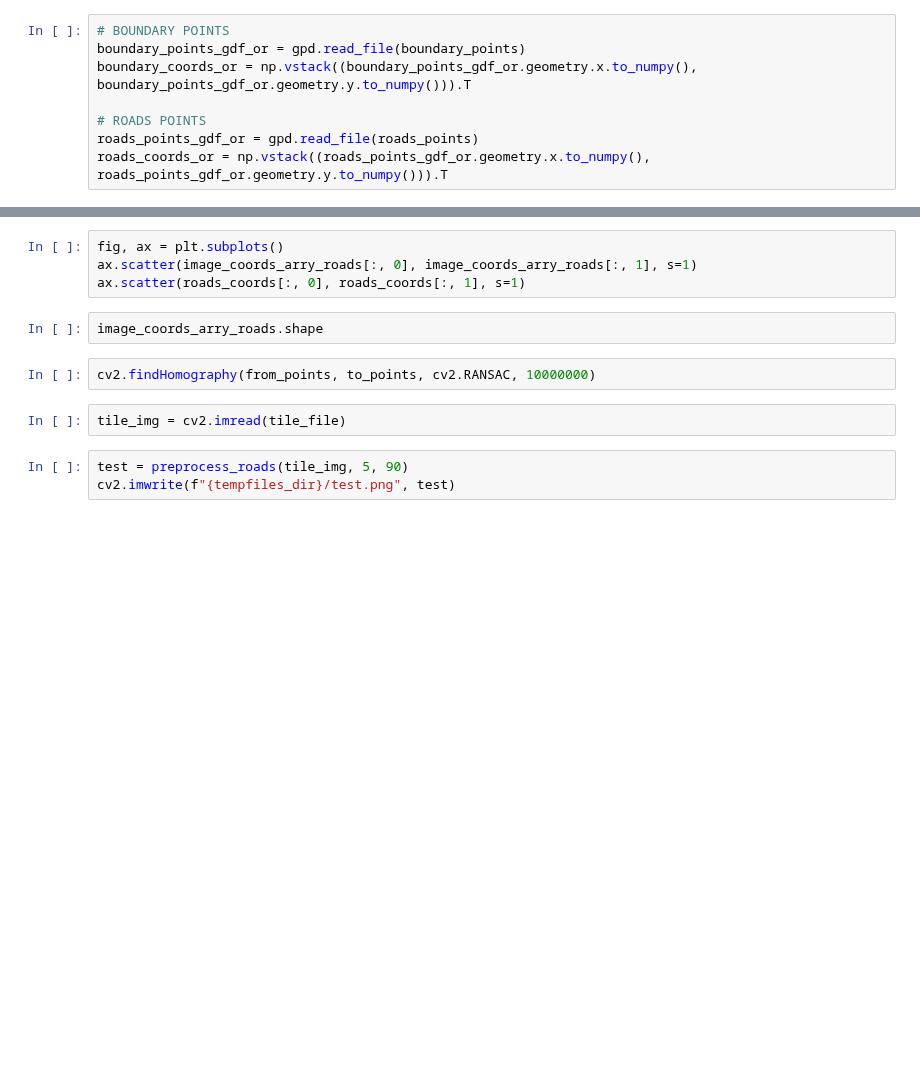
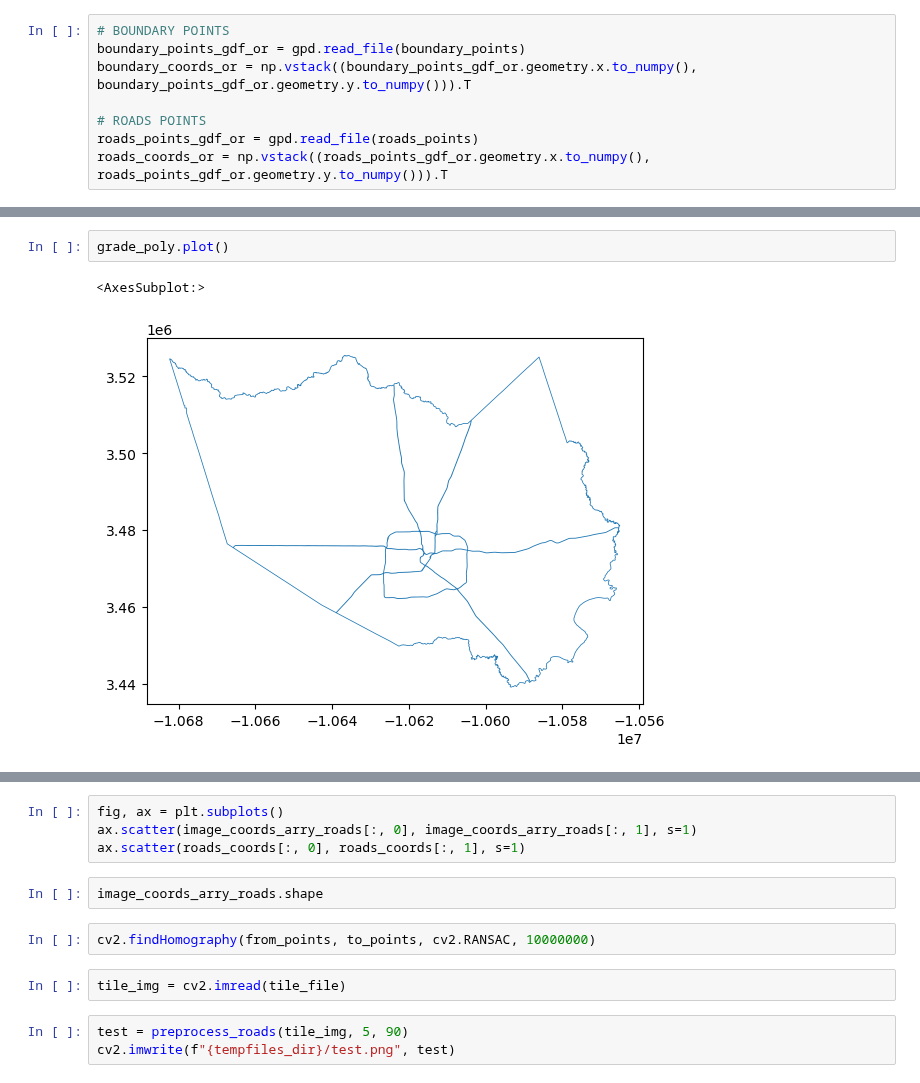
Before and after one commit to f-haces/RECTDNN, a Jupyter notebook: Adjust_Prediction_Optimized.ipynb, the cells around one changed output, grey strips where cells are left out. Saved outputs shown, nothing was run; the diff lists cells and outputs as text; blank space fills up the shorter version.

```diff
--- a/Adjust_Prediction_Optimized.ipynb
+++ b/Adjust_Prediction_Optimized.ipynb
@@ -128,3 +137,8 @@ roads_coords_or = np.vstack((roads_points_gdf_or.geometry.x.to_numpy(), roads_po
+# %%
+grade_poly.plot()
+# %% [output]
+<AxesSubplot:>
+[figure, added]
 # %%
 # INITIALIZE VARIABLES
 initial_filename = f"{tempfiles_dir}border.png"
```
Also changed, not shown: parts of 8 cells of this notebook, 2 other files.
